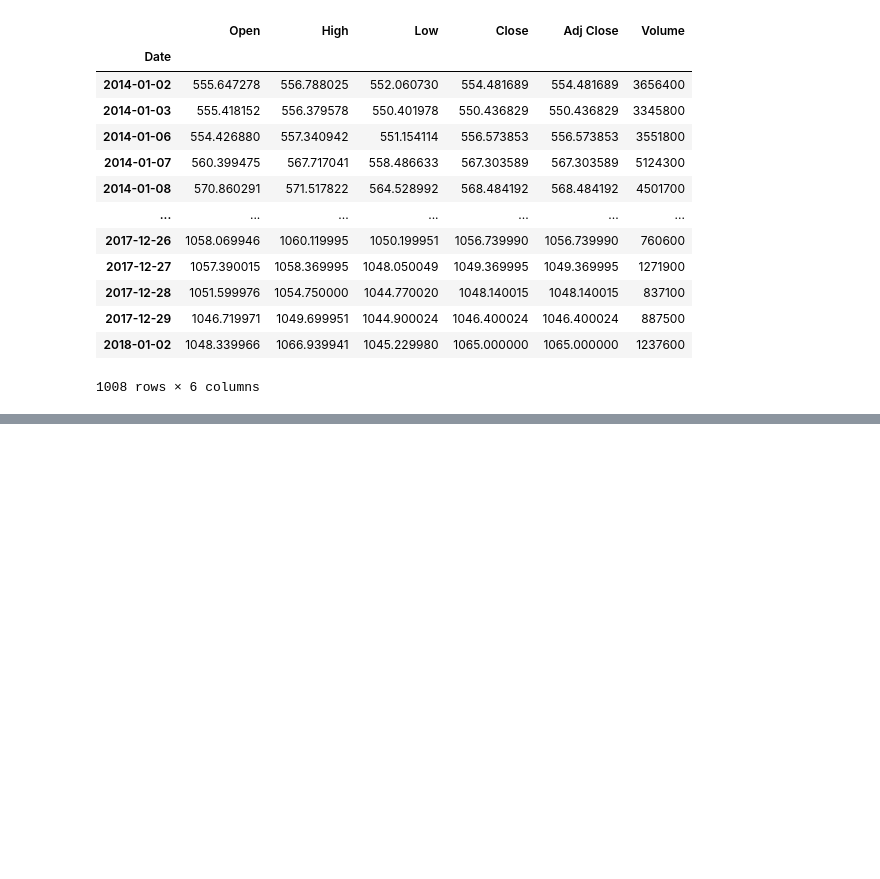
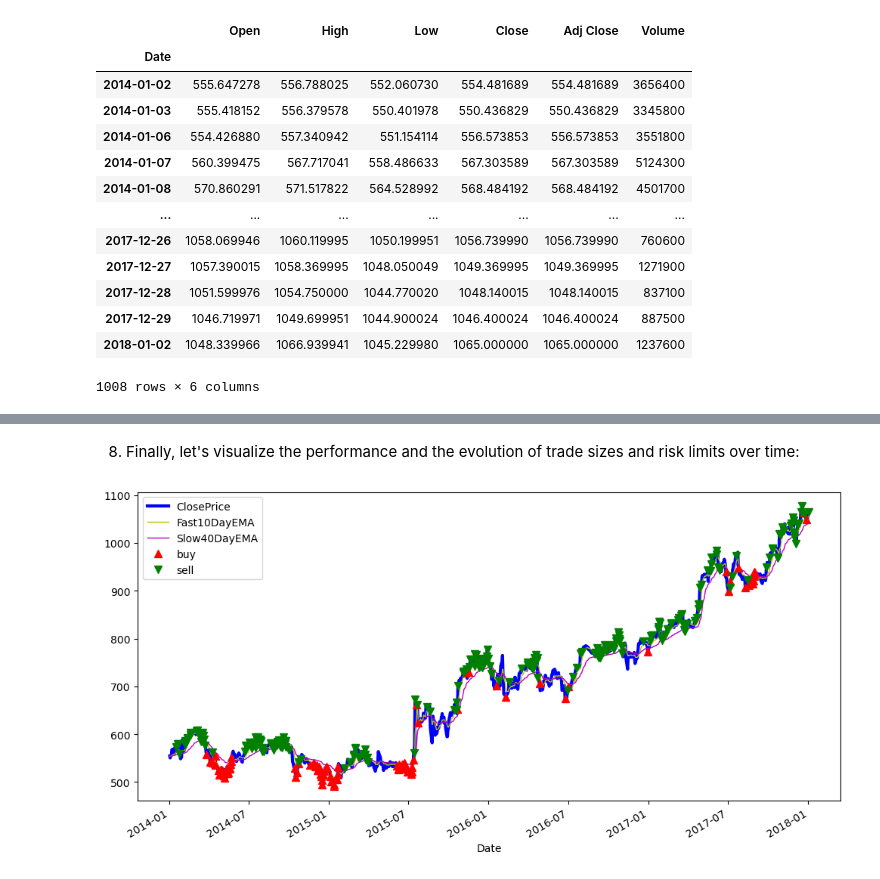
Before and after one commit to usunyu/quant-for-manna, a Jupyter notebook: books/Learn Algorithmic Trading - Build and deploy algorithmic trading systems and strategies using Python and advanced data analysis/Ch06_Managing_the_Risk_of_Algorithmic_Strategies.ipynb, the cells around one changed output, grey strips where cells are left out. Drawn from its saved outputs; the diff is of its cells as text; code cells hidden in the pictures; blank space fills up the shorter version.

Commit message:
[learn algo] Ch06 - Making a risk management algorithm

```diff
--- a/books/Learn Algorithmic Trading - Build and deploy algorithmic trading systems and strategies using Python and advanced data analysis/Ch06_Managing_the_Risk_of_Algorithmic_Strategies.ipynb
+++ b/books/Learn Algorithmic Trading - Build and deploy algorithmic trading systems and strategies using Python and advanced data analysis/Ch06_Managing_the_Risk_of_Algorithmic_Strategies.ipynb
@@ -312,0 +622,20 @@ df
+# %%
+# Risk limits and increments to risk limits when we have good/bad months
+risk_limit_weekly_stop_loss = -6000
+INCREMENT_RISK_LIMIT_WEEKLY_STOP_LOSS = -12000
+risk_limit_monthly_stop_loss = -15000
+INCREMENT_RISK_LIMIT_MONTHLY_STOP_LOSS = -30000
+risk_limit_max_position = 5
+INCREMENT_RISK_LIMIT_MAX_POSITION = 3
+max_position_history = [] # history of max-trade-size
+RISK_LIMIT_MAX_POSITION_HOLDING_TIME_DAYS = 120 * 5
+risk_limit_max_trade_size = 5
+INCREMENT_RISK_LIMIT_MAX_TRADE_SIZE = 2
+max_trade_size_history = [] # history of max-trade-size
+
+risk_violated = False
+
+traded_volume = 0
+current_pos = 0
+current_pos_start = 0
+last_risk_change_index = 0
@@ -312,0 +864,28 @@ df
+# %% [markdown]
+8. Finally, let's visualize the performance and the evolution of trade sizes and risk limits over time:
+# %%
+# This section prepares the dataframe from the trading strategy results and visualizes the results
+df = df.assign(ClosePrice=pd.Series(close, index=df.index))
+df = df.assign(Fast10DayEMA=pd.Series(ema_fast_values, index=df.index))
+df = df.assign(Slow40DayEMA=pd.Series(ema_slow_values, index=df.index))
+df = df.assign(APO=pd.Series(apo_values, index=df.index))
+df = df.assign(Trades=pd.Series(orders, index=df.index))
+df = df.assign(Position=pd.Series(positions, index=df.index))
+df = df.assign(Pnl=pd.Series(pnls, index=df.index))
+df = df.assign(NumShares=pd.Series(num_shares_history, index=df.index))
+df = df.assign(MaxTradeSize=pd.Series(max_trade_size_history, index=df.index))
+df = df.assign(AbsPosition=pd.Series(abs_position_history, index=df.index))
+df = df.assign(MaxPosition=pd.Series(max_position_history, index=df.index))
+# %%
+import matplotlib.pyplot as plt
+
+plt.figure(figsize=(12, 6))
+df['ClosePrice'].plot(color='blue', lw=3., legend=True)
+df['Fast10DayEMA'].plot(color='y', lw=1., legend=True)
+df['Slow40DayEMA'].plot(color='m', lw=1., legend=True)
+plt.plot(df.loc[ df.Trades == 1 ].index, df.ClosePrice[df.Trades == 1 ], color='r', lw=0, marker='^', markersize=7, label='buy')
+plt.plot(df.loc[ df.Trades == -1 ].index, df.ClosePrice[df.Trades == -1 ], color='g', lw=0, marker='v', markersize=7, label='sell')
+plt.legend()
+plt.show()
+# %% [output]
+[figure, added]
```
Also changed, not shown: parts of 20 cells of this notebook.
